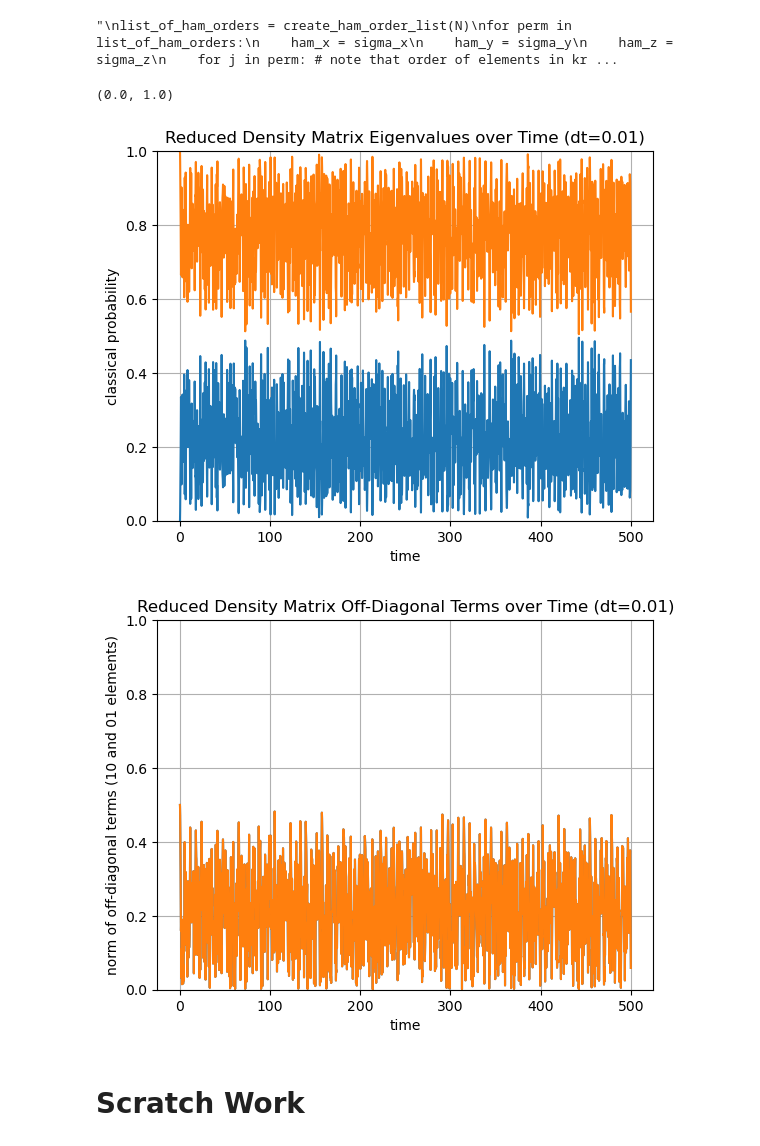
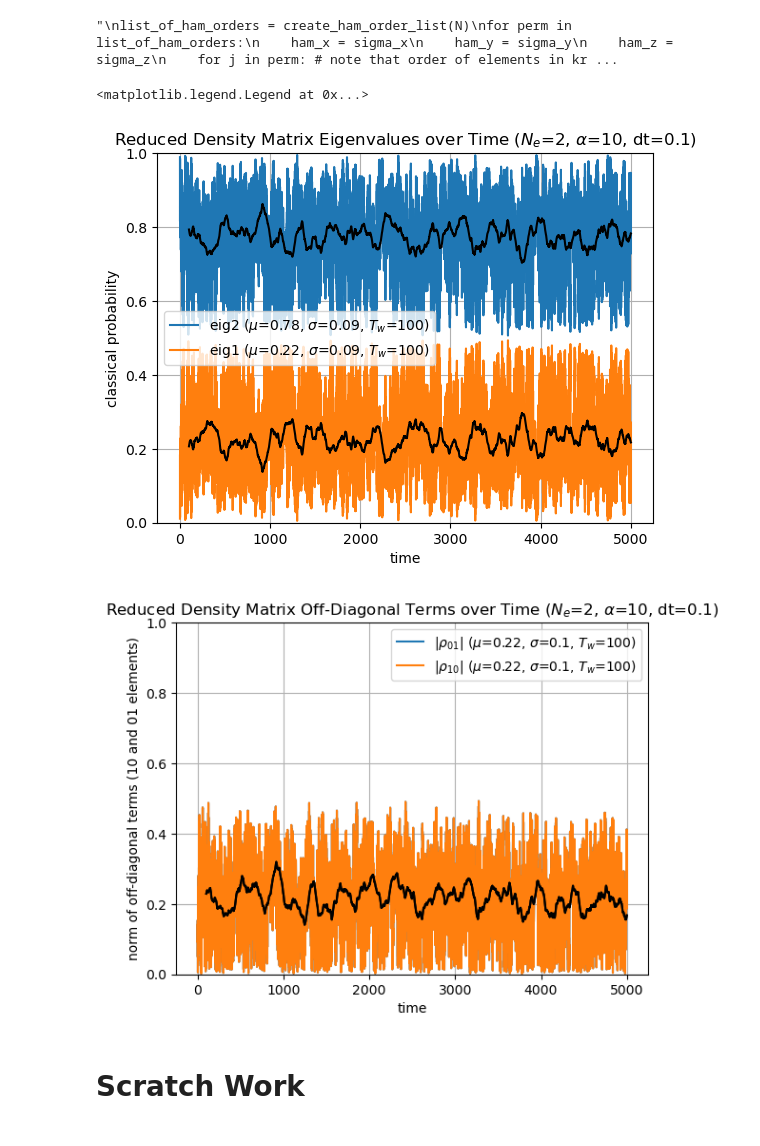
Before and after one commit to rohit-basavaraju/QuantumDecoherence, a Jupyter notebook: quantum decoherence v3.ipynb, the cells around one changed output. Saved outputs shown, nothing was run; the diff lists cells and outputs as text; code cells hidden in the pictures.

```diff
--- a/quantum decoherence v3.ipynb
+++ b/quantum decoherence v3.ipynb
@@ -63,7 +69,7 @@ sigma_y = np.array([[0, -i], [i,0]])
 sigma_z = np.array([[1, 0], [0,-1]])
 
 ham = 0
-coupling = 1 # coupling strength between environment and qubit
+coupling = 10 # coupling strength between environment and qubit
 '''
 list_of_ham_orders = create_ham_order_list(N)
 for perm in list_of_ham_orders:
@@ -144,34 +157,59 @@ for step in range(num_steps):
     # store the off-diagonal terms of the reduced density matrix
     rho_red_od_ll.append(np.linalg.norm(rho_red[1,0]))
     rho_red_od_ur.append(np.linalg.norm(rho_red[0,1]))
+# %%
+# prep arrays for plotting
+eigs_arr = np.array(eigs_list)
+eig1 = np.real(np.min(eigs_arr, 1))
+eig2 = np.real(np.max(eigs_arr, 1))
+t_arr = np.arange(0,dt*num_steps,dt)
+
+smooth_window = 1000 # units of dt
+eig1_smooth = pd.Series(eig1).rolling(smooth_window).mean()
+eig2_smooth = pd.Series(eig2).rolling(smooth_window).mean()
+rho_red_od_ll_smooth = pd.Series(rho_red_od_ll).rolling(smooth_window).mean()
+rho_red_od_ur_smooth = pd.Series(rho_red_od_ur).rolling(smooth_window).mean()
 # %%
 # plot the eigenvalues as a function of time
-eigs_arr = np.array(eigs_list)
-eig1 = np.real(np.min(eigs_arr, 1))
-eig2 = np.real(np.max(eigs_arr, 1))
-t_arr = np.arange(0,dt*num_steps,dt)
-
 plt.figure()
-plt.plot(t_arr, eig1)
-plt.plot(t_arr, eig2)
+plt.subplot()
+plt.plot(t_arr, eig2,  label='eig2 ($\mu$='+str(np.round(np.mean(eig2),2))+\
+         ', '+'$\sigma$='+str(np.round(np.std(eig2),2))+\
+         ','+' $T_w$='+str(int(smooth_window*dt))+')')
+plt.plot(t_arr, eig1, label='eig1 ($\mu$='+str(np.round(np.mean(eig1),2))+\
+         ', '+'$\sigma$='+str(np.round(np.std(eig1),2))+\
+         ','+' $T_w$='+str(int(smooth_window*dt))+')')
+plt.plot(t_arr, eig1_smooth, color='black')
+plt.plot(t_arr, eig2_smooth, color='black')
 plt.grid()
 plt.xlabel('time')
 plt.ylabel('classical probability')
-plt.title('Reduced Density Matrix Eigenvalues over Time (dt='+str(dt)+')')
+plt.title('Reduced Density Matrix Eigenvalues over Time ($N_e$='+str(N)+\
+          r', $\alpha$='+str(coupling)+', dt='+str(dt)+')')
 plt.ylim([0,1])
+plt.legend()
 
 plt.figure()
-plt.plot(t_arr, rho_red_od_ll)
-plt.plot(t_arr, rho_red_od_ur)
+plt.subplot()
+plt.plot(t_arr, rho_red_od_ur, label=r'$|\rho_{01}|$ ($\mu$='+str(np.round(np.mean(rho_red_od_ll),2))+\
+         ', '+'$\sigma$='+str(np.round(np.std(rho_red_od_ll),2))+\
+         ','+' $T_w$='+str(int(smooth_window*dt))+')')
+plt.plot(t_arr, rho_red_od_ll, label=r'$|\rho_{10}|$ ($\mu$='+str(np.round(np.mean(rho_red_od_ll),2))+\
+         ', '+'$\sigma$='+str(np.round(np.std(rho_red_od_ll),2))+\
+         ','+' $T_w$='+str(int(smooth_window*dt))+')')
+plt.plot(t_arr, rho_red_od_ll_smooth, color='black')
+plt.plot(t_arr, rho_red_od_ur_smooth, color='black')
 plt.grid()
 plt.xlabel('time')
 plt.ylabel('norm of off-diagonal terms (10 and 01 elements)')
-plt.title('Reduced Density Matrix Off-Diagonal Terms over Time (dt='+str(dt)+')')
+plt.title('Reduced Density Matrix Off-Diagonal Terms over Time ($N_e$='+str(N)+\
+          r', $\alpha$='+str(coupling)+', dt='+str(dt)+')')
 plt.ylim([0,1])
+plt.legend()
 # %% [output]
-(0.0, 1.0)
+<matplotlib.legend.Legend at 0x...>
-[figure, old version]
+[figure, new version]
-[figure, old version]
+[figure, new version]
 # %% [markdown]
 # Scratch Work
 # %%
```
Also changed, not shown: parts of 11 cells of this notebook.
